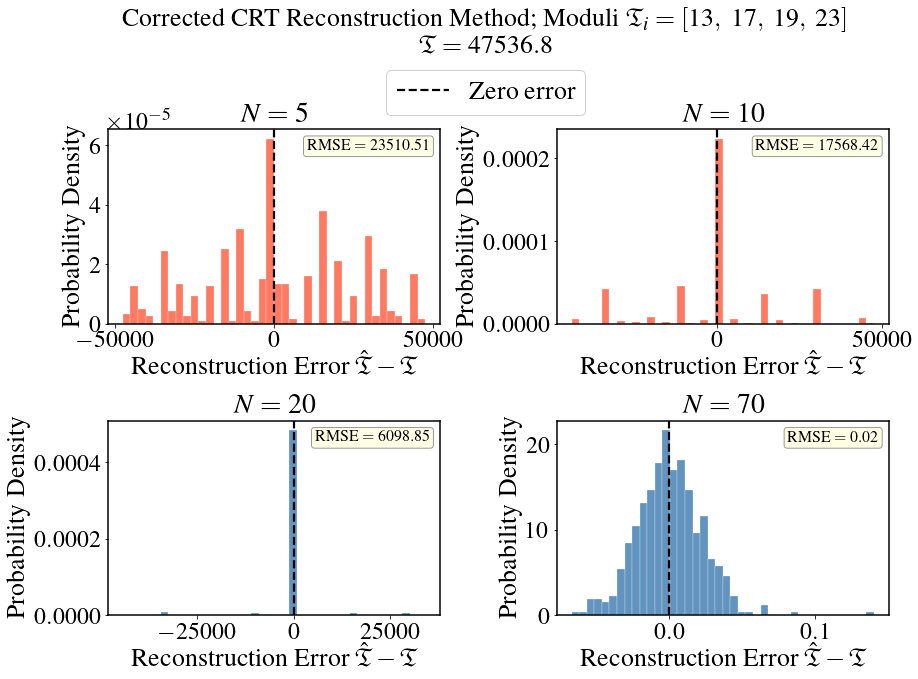
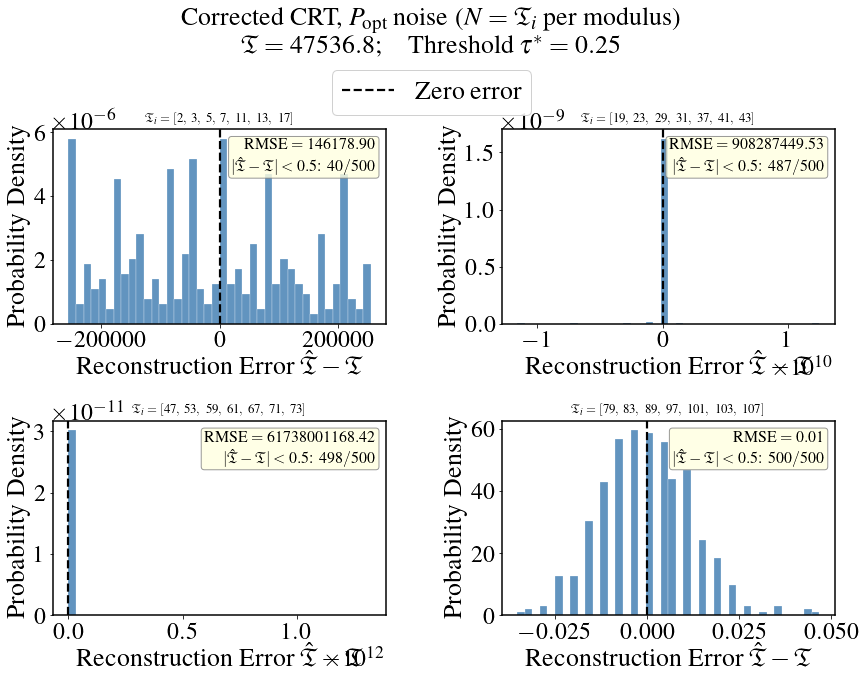
The change to this notebook cell's code, shown as a diff; its figure went from the first image to the second:
--- before
+++ after
@@ -1,4 +1,3 @@
 def traditional_crt(r_tilde, moduli):
-    """Standard CRT with rounding-error correction."""
     M = reduce(lcm, moduli)
     result = 0
@@ -13,12 +12,10 @@
 
 def popt_pdf(T, N_param):
-    """P_opt(T; N) — numerator/denominator form from the closed-form expression."""
     alpha = np.pi / (N_param + 1)
     T     = np.asarray(T, dtype=float)
     num   = (1.0 + np.cos((N_param + 1) * T)) * (1.0 + np.cos(T))
     den   = (np.cos(T) - np.cos(alpha))**2
-    # At T = ±alpha both num and den → 0; apply the finite limiting value
-    lim  = (N_param + 1)**2 * (1.0 + np.cos(T)) / (2.0 * np.sin(alpha)**2)
-    near = np.abs(den) < 1e-12
+    lim   = (N_param + 1)**2 * (1.0 + np.cos(T)) / (2.0 * np.sin(alpha)**2)
+    near  = np.abs(den) < 1e-12
     return np.where(near, lim, np.maximum(num / np.where(near, 1.0, den), 0.0))
 
@@ -26,5 +23,4 @@
 
 def sample_popt(N_param, size, rng, n_grid=400000):
-    """Draw i.i.d. samples from P_opt(T; N) via inverse-CDF on (-π, π)."""
     if N_param not in _popt_cache:
         T_grid = np.linspace(-np.pi + 1e-8, np.pi - 1e-8, n_grid)
@@ -37,5 +33,13 @@
 
 N_true    = 47536.8
-N_values  = [5, 10, 20, 70]   # larger N → tighter P_opt distribution
+N_trials  = 500
+threshold = 0.25   # gcd of any distinct primes = 1, so tau* = 1/4
+
+prime_sets = [
+    [2,  3,  5,  7,  11,  13,  17],
+    [19, 23, 29, 31,  37,  41,  43],
+    [47, 53, 59, 61,  67,  71,  73],
+    [79, 83, 89, 97, 101, 103, 107],
+]
 
 fig, axes = plt.subplots(2, 2, figsize=(14, 10))
@@ -45,22 +49,27 @@
 legend_handle = None
 
-for idx, N_param in enumerate(N_values):
-    errors      = []
-    lobe_radius = np.pi / (N_param + 1)
-    valid       = lobe_radius < threshold
+for idx, moduli_set in enumerate(prime_sets):
+    M_lcm_set      = reduce(lcm, moduli_set)
+    moduli_str_set = '[' + ',\\ '.join(str(m) for m in moduli_set) + ']'
 
-    for _ in range(N_trials):
-        rems    = [N_true % m for m in moduli]
-        noise   = sample_popt(N_param, len(moduli), rng).tolist()
+    # Each modulus m gets noise drawn from P_opt(T; N=m)
+    noise_samples = {m: sample_popt(m, N_trials, rng) for m in moduli_set}
+
+    errors = []
+    for trial in range(N_trials):
+        rems    = [N_true % m for m in moduli_set]
+        noise   = [float(noise_samples[m][trial]) for m in moduli_set]
         noisy_r = [r + n for r, n in zip(rems, noise)]
-        result  = traditional_crt(noisy_r, moduli)
-        err     = (result - N_true + M_lcm / 2) % M_lcm - M_lcm / 2
+        result  = traditional_crt(noisy_r, moduli_set)
+        err     = (result - N_true + M_lcm_set / 2) % M_lcm_set - M_lcm_set / 2
         errors.append(err)
 
     ax    = axes.flatten()[idx]
-    color = 'steelblue' if valid else 'tomato'
+    color = 'steelblue'
 
     errors_arr = np.array(errors, dtype=float)
     rmse       = np.sqrt(np.mean(errors_arr ** 2))
+    n_within   = int(np.sum(np.abs(errors_arr) < 0.5))
+
     ax.hist(errors_arr, bins=40, color=color, edgecolor='white',
             linewidth=0.3, alpha=0.85, density=True)
@@ -69,17 +78,20 @@
     if legend_handle is None:
         legend_handle = line
-    ax.text(0.97, 0.95, rf'RMSE $= {rmse:.2f}$', transform=ax.transAxes,
+
+    stats_text = (rf'RMSE $= {rmse:.2f}$' + '\n' +
+                  rf'$|\hat{{\mathfrak{{T}}}}-\mathfrak{{T}}|<0.5$: ${n_within}/{N_trials}$')
+    ax.text(0.97, 0.95, stats_text, transform=ax.transAxes,
             ha='right', va='top', fontsize=16,
             bbox=dict(boxstyle='round,pad=0.2', facecolor='lightyellow',
                       edgecolor='gray', alpha=0.8))
 
-    ax.set_title(rf'$N = {N_param}$', pad=8)
-    ax.set_xlabel(r'Reconstruction Error $\hat{\mathfrak{T}} - \mathfrak{{T}}$')
+    ax.set_title(rf'$\mathfrak{{T}}_i = {moduli_str_set}$', pad=8, fontsize=13)
+    ax.set_xlabel(r'Reconstruction Error $\hat{\mathfrak{T}} - \mathfrak{T}$')
     ax.set_ylabel('Probability Density')
 
 fig.suptitle(
-    rf'Corrected CRT Reconstruction Method; Moduli $\mathfrak{{T}}_i = {moduli_str}$'
+    rf'Corrected CRT, $P_{{\mathrm{{opt}}}}$ noise ($N = \mathfrak{{T}}_i$ per modulus)'
     + '\n' +
-    rf'$\mathfrak{{T}} = {N_true}$',
+    rf'$\mathfrak{{T}} = {N_true}$;\quad Threshold~$\tau^* = {threshold:.2f}$',
     fontsize=26, fontweight='bold', y=0.97
 )

Commit: strategically chose N